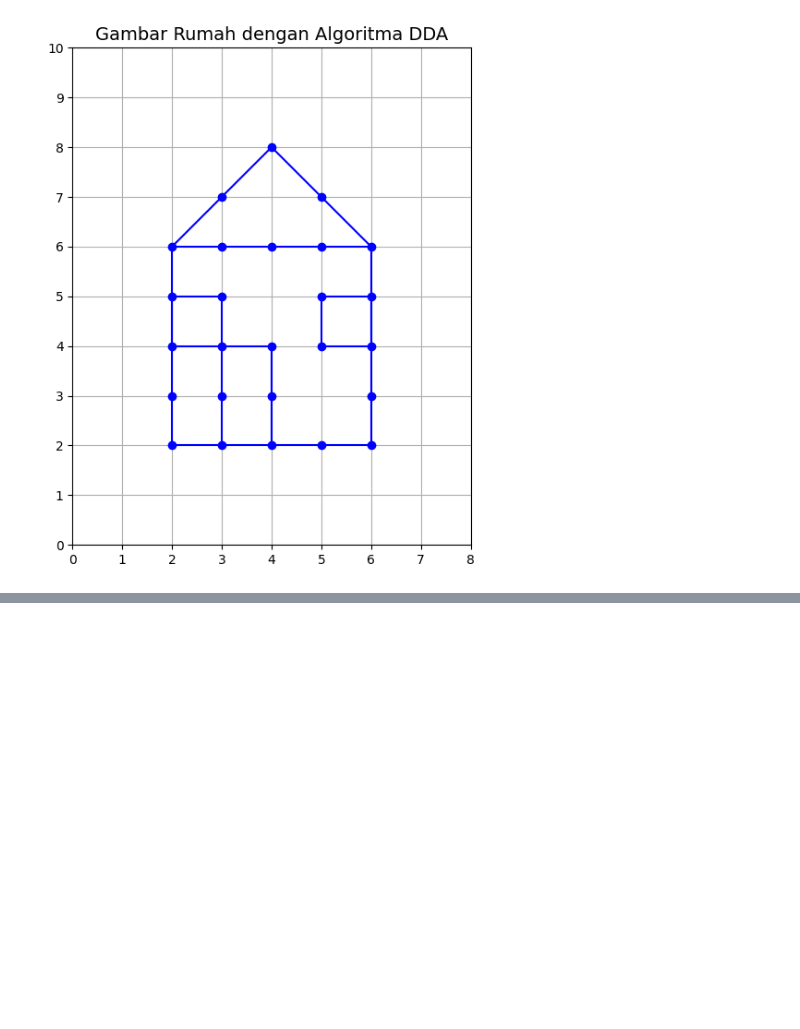
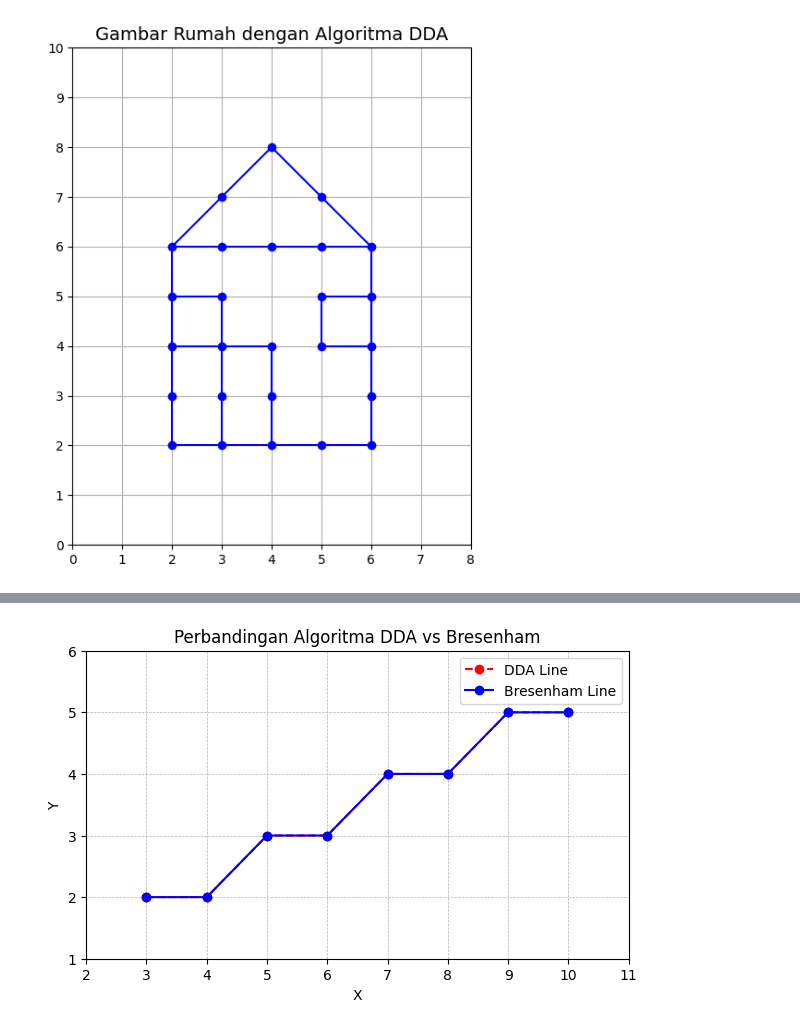
Before and after one commit to MuhammadRizalNurfirdaus/Praktikum_Grafika_Komputer, a Jupyter notebook: Modul_3/Praktikum31.ipynb, the cells around one changed output, grey strips where cells are left out. Saved outputs shown, nothing was run; the diff lists cells and outputs as text; code cells hidden in the pictures; blank space fills up the shorter version.

```diff
--- a/Modul_3/Praktikum31.ipynb
+++ b/Modul_3/Praktikum31.ipynb
@@ -320,0 +385,86 @@ plt.show()
+# %%
+#Post Test 2
+import matplotlib.pyplot as plt
+
+# Titik awal dan akhir
+x0, y0 = 3, 2
+x1, y1 = 10, 5
+
+
+# ======================
+# 🔹 ALGORITMA DDA
+# ======================
+def dda_line(x0, y0, x1, y1):
+    points = []
+    dx = x1 - x0
+    dy = y1 - y0
+    step = max(abs(dx), abs(dy))
+    Xinc = dx / step
+    Yinc = dy / step
+
+    x, y = x0, y0
+    for i in range(int(step) + 1):
+        points.append((round(x), round(y)))
+        x += Xinc
+        y += Yinc
+    return points
+
+
+# ======================
+# 🔹 ALGORITMA BRESENHAM
+# ======================
+def bresenham_line(x0, y0, x1, y1):
+    points = []
+    dx = abs(x1 - x0)
+    dy = abs(y1 - y0)
+    p = 2 * dy - dx
+    x, y = x0, y0
+
+    # Tentukan arah
+    sx = 1 if x1 > x0 else -1
+    sy = 1 if y1 > y0 else -1
+
+    for i in range(dx + 1):
+        points.append((x, y))
+        if p >= 0:
+            y += sy
+            p += 2 * (dy - dx)
+        else:
+            p += 2 * dy
+        x += sx
+    return points
+
+
+# ======================
+# 🔹 HASIL KOORDINAT
+# ======================
+dda_points = dda_line(x0, y0, x1, y1)
+bres_points = bresenham_line(x0, y0, x1, y1)
+
+print("Koordinat DDA:")
+print(dda_points)
+print("\nKoordinat Bresenham:")
+print(bres_points)
+
+
+# ======================
+# 🔹 VISUALISASI GRAFIK
+# ======================
+plt.figure(figsize=(7, 4))
+# DDA (merah)
+x_dda, y_dda = zip(*dda_points)
+plt.plot(x_dda, y_dda, 'ro--', label='DDA Line')
+
+# Bresenham (biru)
+x_bre, y_bre = zip(*bres_points)
+plt.plot(x_bre, y_bre, 'bo-', label='Bresenham Line')
+
+plt.title('Perbandingan Algoritma DDA vs Bresenham')
+plt.xlabel('X')
+plt.ylabel('Y')
+plt.grid(True, linestyle='--', linewidth=0.5)
+plt.legend()
+plt.xticks(range(min(x0, x1) - 1, max(x0, x1) + 2))
+plt.yticks(range(min(y0, y1) - 1, max(y0, y1) + 2))
+plt.show()
+# %% [output]
@@ -320,0 +476 @@ plt.show()
+[figure, added]
```
Also changed, not shown: parts of 3 cells of this notebook, 6 other files.
